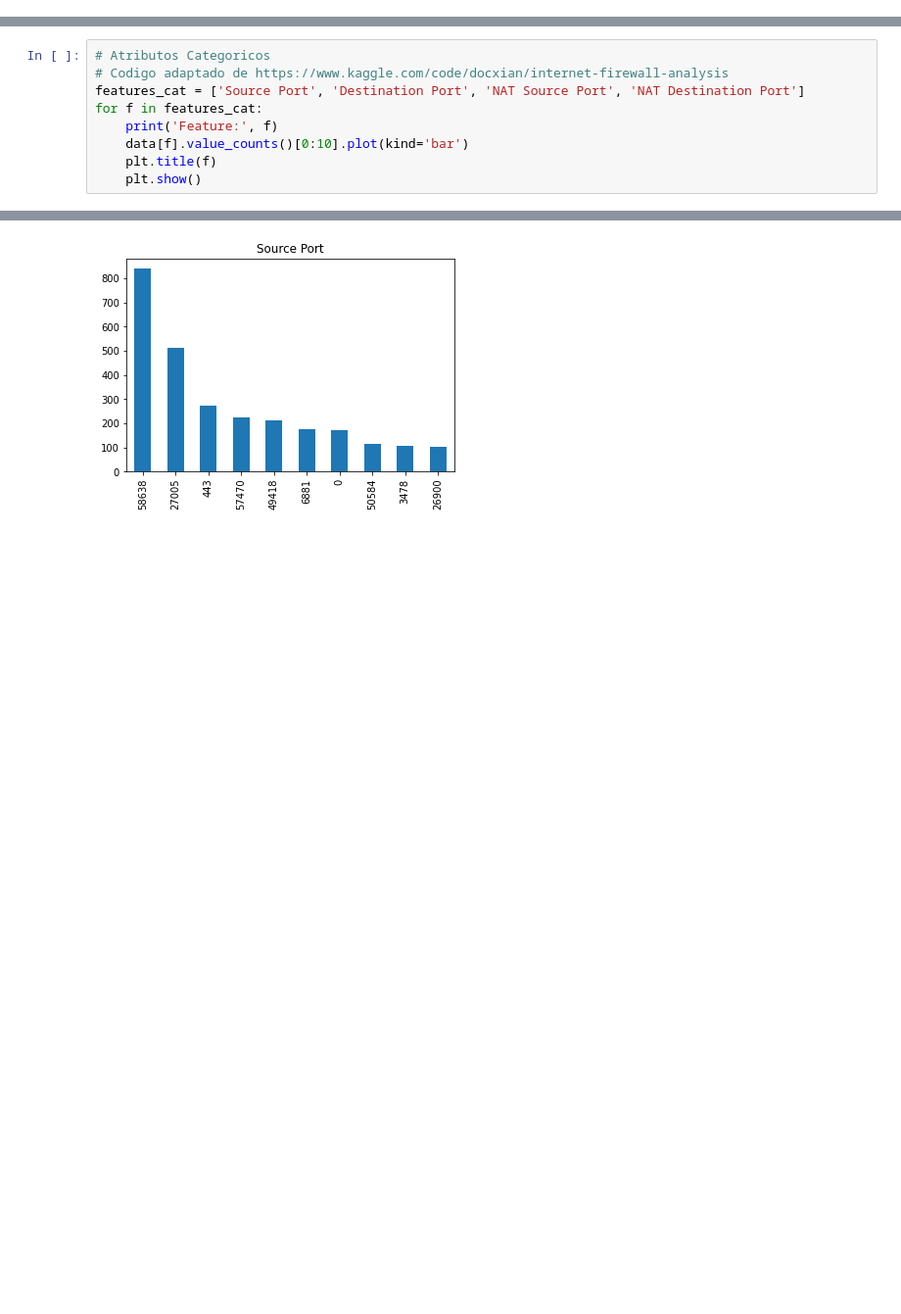
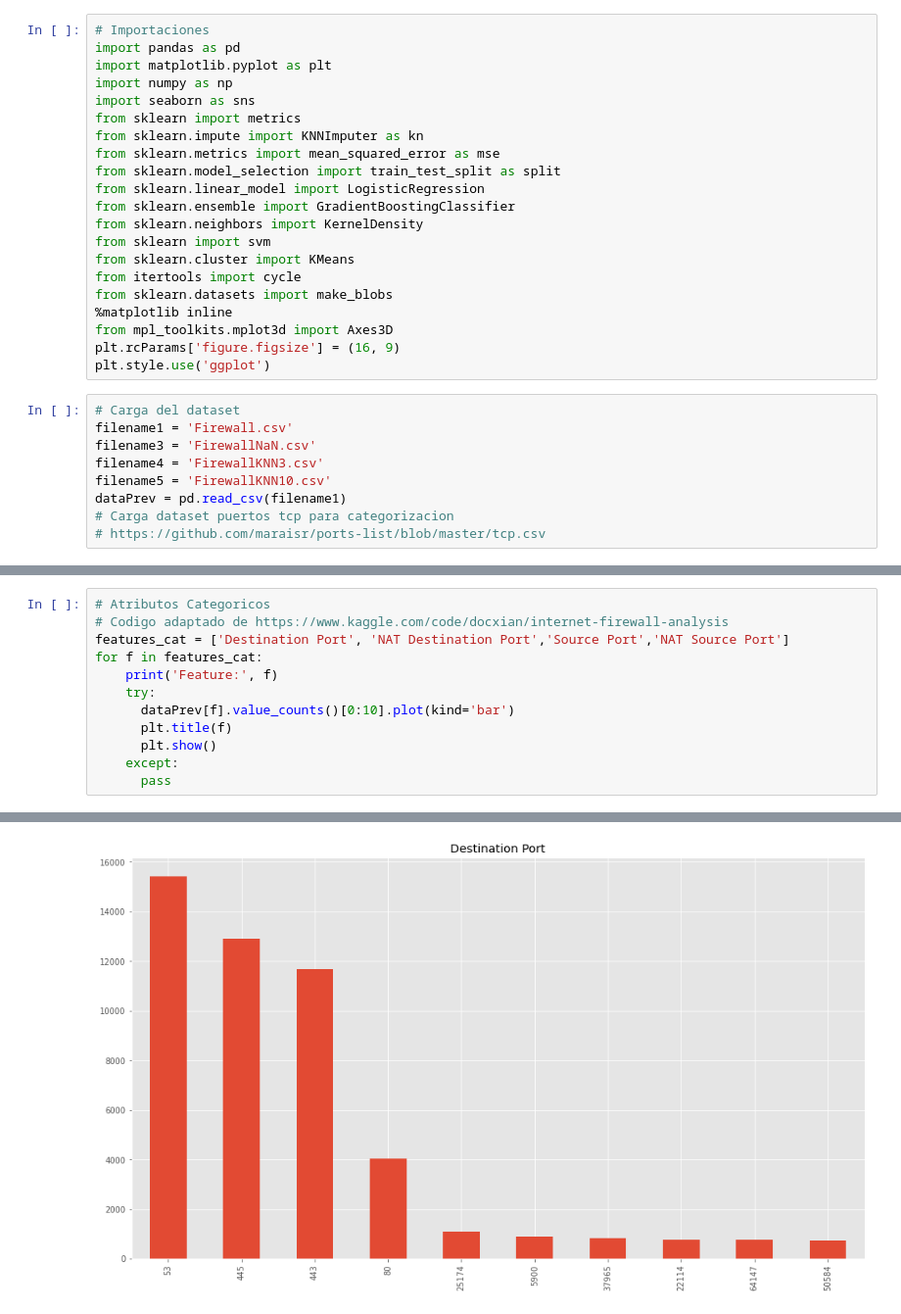
Before and after one commit to juanbaezl/FirewallDataMining, a Jupyter notebook: Firewall.ipynb, the cells around one changed output, grey strips where cells are left out. Shown at 98% size. Drawn from its saved outputs; the diff is of its cells as text; blank space fills up the shorter version.

```diff
--- a/Firewall.ipynb
+++ b/Firewall.ipynb
@@ -37,0 +32,30 @@ import seaborn as sns
+# %%
+# Importaciones
+import pandas as pd
+import matplotlib.pyplot as plt
+import numpy as np
+import seaborn as sns
+from sklearn import metrics
+from sklearn.impute import KNNImputer as kn
+from sklearn.metrics import mean_squared_error as mse
+from sklearn.model_selection import train_test_split as split
+from sklearn.linear_model import LogisticRegression
+from sklearn.ensemble import GradientBoostingClassifier
+from sklearn.neighbors import KernelDensity
+from sklearn import svm
+from sklearn.cluster import KMeans
+from itertools import cycle
+from sklearn.datasets import make_blobs
+%matplotlib inline
+from mpl_toolkits.mplot3d import Axes3D
+plt.rcParams['figure.figsize'] = (16, 9)
+plt.style.use('ggplot')
+# %%
+# Carga del dataset
+filename1 = 'Firewall.csv'
+filename3 = 'FirewallNaN.csv'
+filename4 = 'FirewallKNN3.csv'
+filename5 = 'FirewallKNN10.csv'
+dataPrev = pd.read_csv(filename1)
+# Carga dataset puertos tcp para categorizacion
+# https://github.com/maraisr/ports-list/blob/master/tcp.csv
@@ -69,10 +111,13 @@ IndexError: index 0 is out of bounds for axis 0 with size 0
 # %%
 # Atributos Categoricos
 # Codigo adaptado de https://www.kaggle.com/code/docxian/internet-firewall-analysis
-features_cat = ['Source Port', 'Destination Port', 'NAT Source Port', 'NAT Destination Port']
+features_cat = ['Destination Port', 'NAT Destination Port','Source Port','NAT Source Port']
 for f in features_cat:
     print('Feature:', f)
-    data[f].value_counts()[0:10].plot(kind='bar')
-    plt.title(f)
-    plt.show()
+    try:
+      dataPrev[f].value_counts()[0:10].plot(kind='bar')
+      plt.title(f)
+      plt.show()
+    except:
+      pass
 # %% [output]
@@ -80 +125 @@ Feature: Source Port
-[figure, old version]
+[figure, new version]
```
Also changed, not shown: parts of 45 cells of this notebook, 3 other files.
